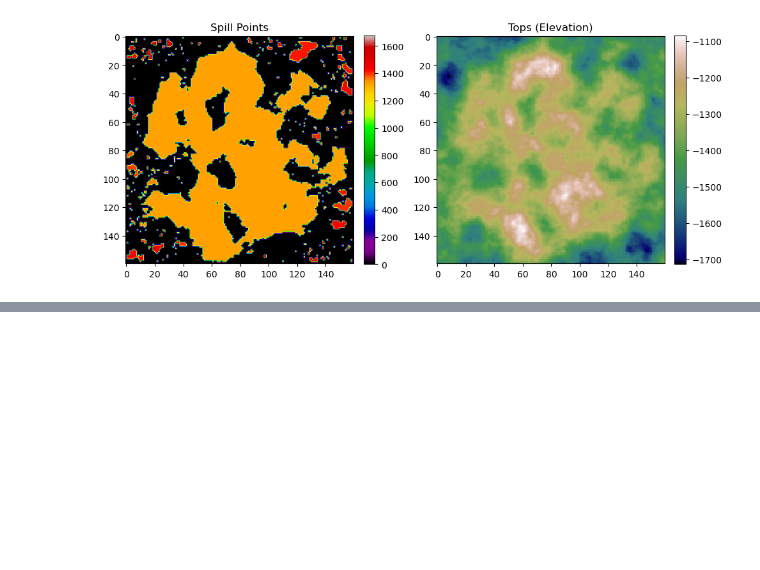
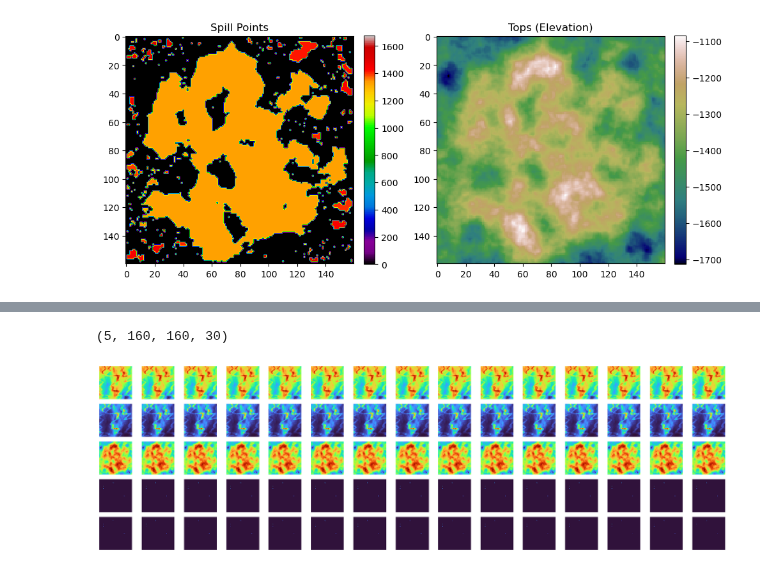
Before and after one commit to misaelmmorales/Placement-Control-Optim-CO2, a Jupyter notebook: SlopingAquifer/SlopingAquifer.ipynb, the cells around one changed output, grey strips where cells are left out. Cells and saved outputs as stored; diff of their text form; code cells hidden in the pictures; blank space fills up the shorter version.

```diff
--- a/SlopingAquifer/SlopingAquifer.ipynb
+++ b/SlopingAquifer/SlopingAquifer.ipynb
@@ -50,3 +117,18 @@ dict_keys(['pressure', 's', 's3d', 't', 'dT', 'wellSol', 'totVol', 'vol', 'freeV
+# %%
+xx = np.load('data/realiation_0.npz')['features']
+print(xx.shape)
+
+fig, axs = plt.subplots(5, 15, figsize=(20,6), sharex=True, sharey=True)
+for i in range(5):
+    for j in range(15):
+        ax = axs[i,j]
+        ax.imshow(xx[i,:,:,j*2], cmap='turbo')
+        ax.axis('off')
+plt.tight_layout()
+plt.show()
+# %% [output]
+(5, 160, 160, 30)
+[figure, added]
 # %%
 totVol = []
 vol = []
```
Also changed, not shown: parts of 20 cells of this notebook, 5 other files.
